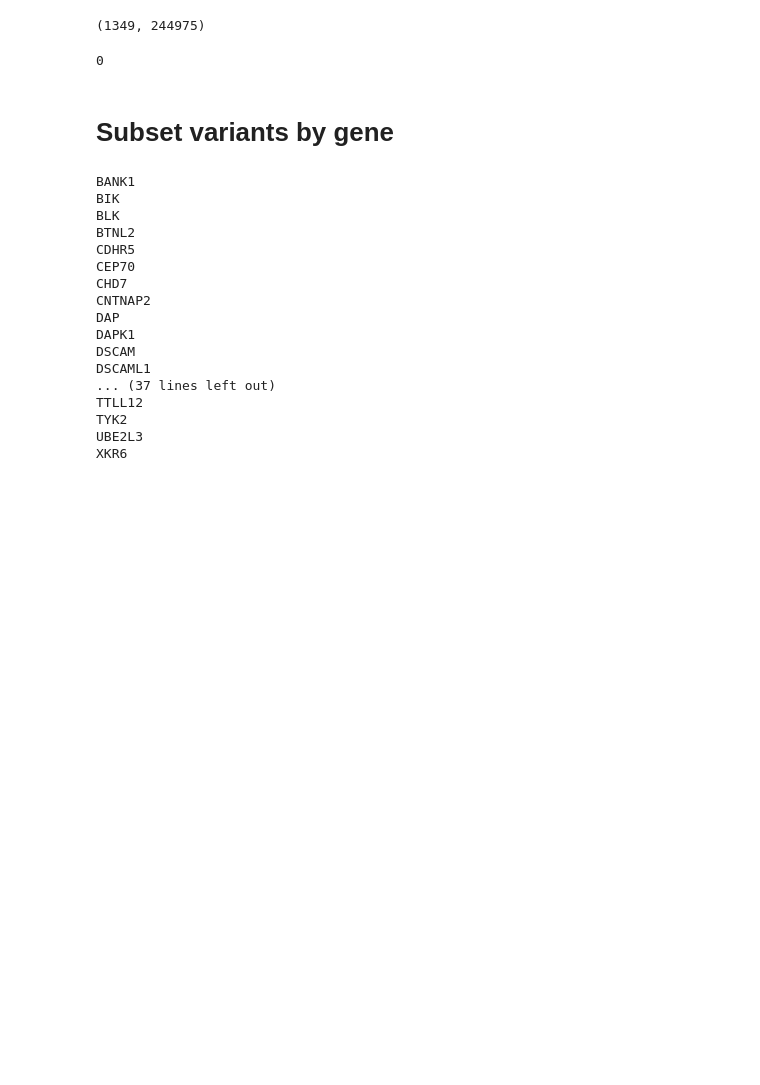
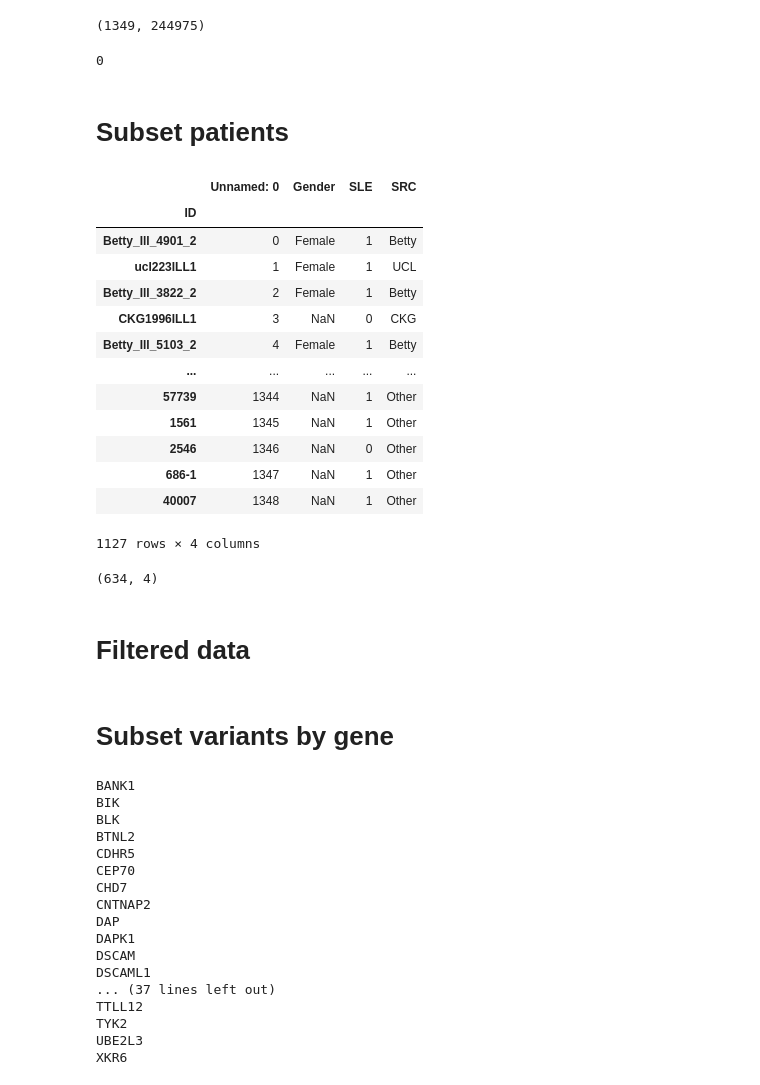
Before and after one commit to NCBI-Codeathons/SLEuth, a Jupyter notebook: notebooks/variants_PCA_feature_selection.ipynb, the cells around one changed output. Saved outputs shown, nothing was run; the diff lists cells and outputs as text; code cells hidden in the pictures; blank space fills up the shorter version.

```diff
--- a/notebooks/variants_PCA_feature_selection.ipynb
+++ b/notebooks/variants_PCA_feature_selection.ipynb
@@ -38,3 +38,5 @@ mutations_df.fillna(value=0, inplace=True)
 mutations_df.isna().sum().sum()
 # %% [output]
 0
+# %% [markdown]
+# Subset patients
@@ -40,0 +46,29 @@ mutations_df.isna().sum().sum()
+# %%
+good_samples = pd.read_table("../data/interim/bad_samples_metadata.csv", sep=",")
+good_samples.set_index("ID", inplace=True)
+good_samples = good_samples[good_samples["SRC"] != "LGS"]
+good_samples = good_samples[good_samples["SRC"] != "D2"]
+good_samples = good_samples[good_samples["SRC"] != "U2"]
+good_samples
+# %% [output]
+|  | Unnamed: 0 | Gender | SLE | SRC |
+| ID |  |  |  |  |
+| Betty_Ill_4901_2 | 0 | Female | 1 | Betty |
+| ucl223ILL1 | 1 | Female | 1 | UCL |
+| Betty_Ill_3822_2 | 2 | Female | 1 | Betty |
+| CKG1996ILL1 | 3 | NaN | 0 | CKG |
+| Betty_Ill_5103_2 | 4 | Female | 1 | Betty |
+| ... | ... | ... | ... | ... |
+| 57739 | 1344 | NaN | 1 | Other |
+| 1561 | 1345 | NaN | 1 | Other |
+| 2546 | 1346 | NaN | 0 | Other |
+| 686-1 | 1347 | NaN | 1 | Other |
+| 40007 | 1348 | NaN | 1 | Other |
+1127 rows × 4 columns
+# %%
+SLE_samples = good_samples[good_samples["SLE"] == 1]
+SLE_samples.shape
+# %% [output]
+(634, 4)
+# %% [markdown]
+# Filtered data
```
Also changed, not shown: parts of 10 cells of this notebook, 3 other files.
